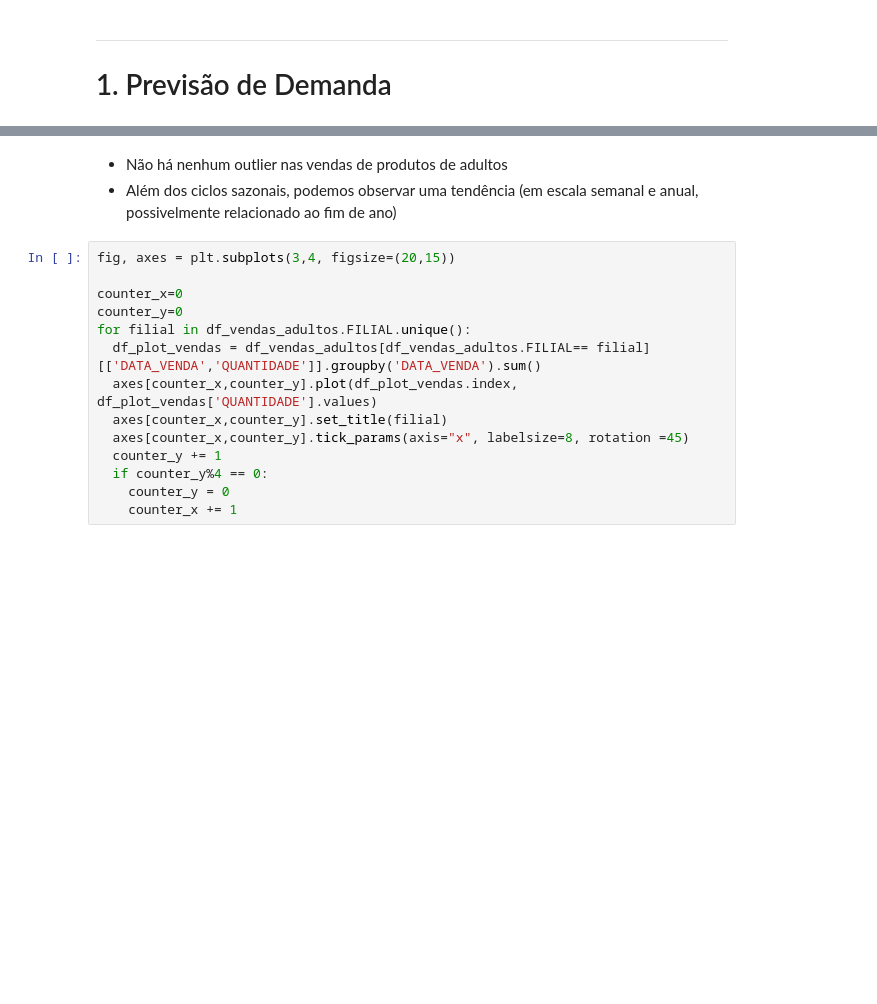
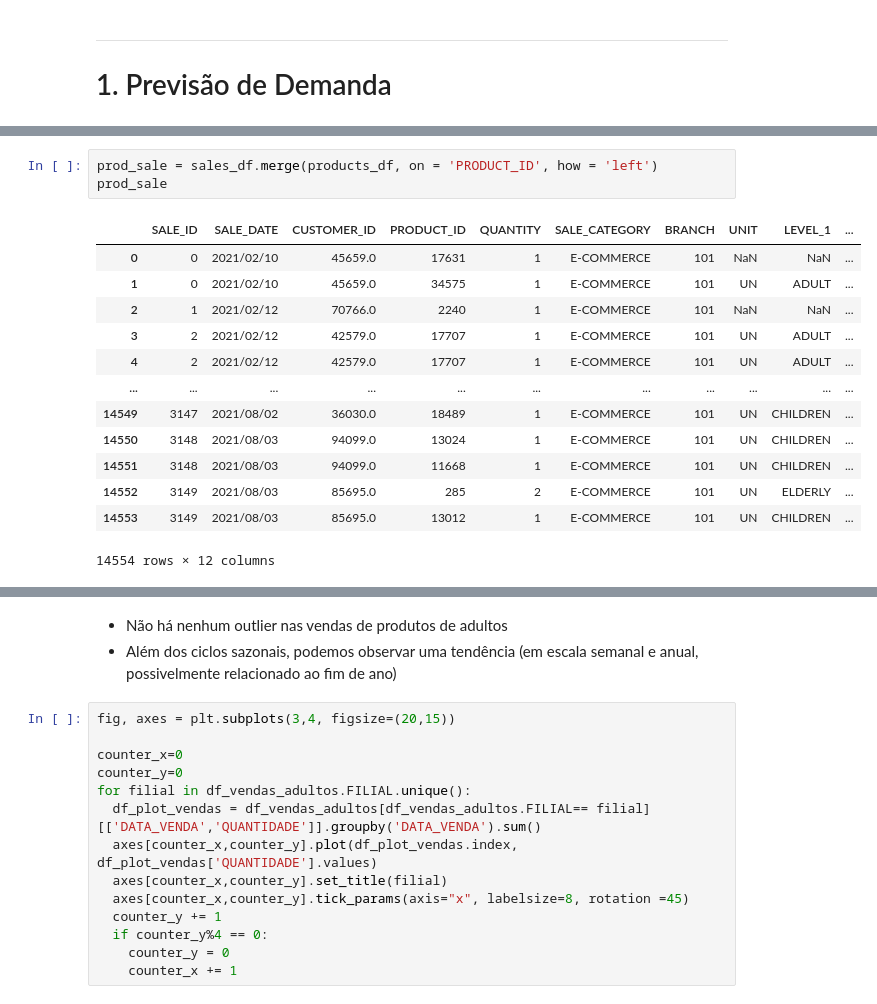
Before and after one commit to Joa1Camargo/online-petshop-data-analysis, a Jupyter notebook: notebooks/Case_FarmaSaúde_Previsao_Demanda.ipynb, the cells around one changed output, grey strips where cells are left out. Cells and saved outputs as stored; diff of their text form; blank space fills up the shorter version.

```diff
--- a/notebooks/Case_FarmaSaúde_Previsao_Demanda.ipynb
+++ b/notebooks/Case_FarmaSaúde_Previsao_Demanda.ipynb
@@ -168,0 +243,17 @@ KeyError: "None of [Index(['DATA_VENDA', 'QUANTIDADE'], dtype='object')] are in
+# %%
+prod_sale = sales_df.merge(products_df, on = 'PRODUCT_ID', how = 'left')
+prod_sale
+# %% [output]
+|  | SALE_ID | SALE_DATE | CUSTOMER_ID | PRODUCT_ID | QUANTITY | SALE_CATEGORY | BRANCH | UNIT | LEVEL_1 | ... |
+| 0 | 0 | 2021/02/10 | 45659.0 | 17631 | 1 | E-COMMERCE | 101 | NaN | NaN | ... |
+| 1 | 0 | 2021/02/10 | 45659.0 | 34575 | 1 | E-COMMERCE | 101 | UN | ADULT | ... |
+| 2 | 1 | 2021/02/12 | 70766.0 | 2240 | 1 | E-COMMERCE | 101 | NaN | NaN | ... |
+| 3 | 2 | 2021/02/12 | 42579.0 | 17707 | 1 | E-COMMERCE | 101 | UN | ADULT | ... |
+| 4 | 2 | 2021/02/12 | 42579.0 | 17707 | 1 | E-COMMERCE | 101 | UN | ADULT | ... |
+| ... | ... | ... | ... | ... | ... | ... | ... | ... | ... | ... |
+| 14549 | 3147 | 2021/08/02 | 36030.0 | 18489 | 1 | E-COMMERCE | 101 | UN | CHILDREN | ... |
+| 14550 | 3148 | 2021/08/03 | 94099.0 | 13024 | 1 | E-COMMERCE | 101 | UN | CHILDREN | ... |
+| 14551 | 3148 | 2021/08/03 | 94099.0 | 11668 | 1 | E-COMMERCE | 101 | UN | CHILDREN | ... |
+| 14552 | 3149 | 2021/08/03 | 85695.0 | 285 | 2 | E-COMMERCE | 101 | UN | ELDERLY | ... |
+| 14553 | 3149 | 2021/08/03 | 85695.0 | 13012 | 1 | E-COMMERCE | 101 | UN | CHILDREN | ... |
+14554 rows × 12 columns
```
Also changed, not shown: parts of 37 cells of this notebook, 3 other files.
